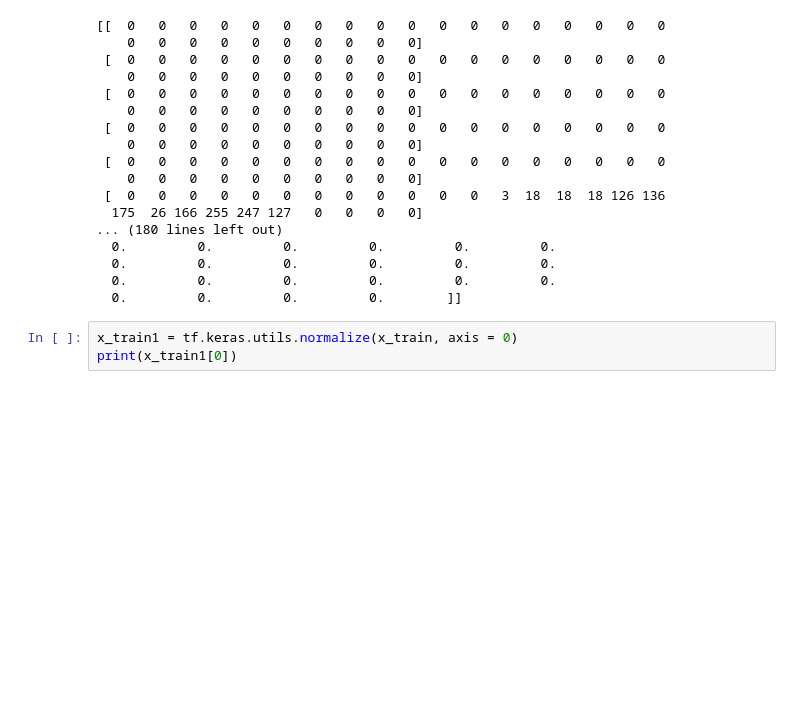
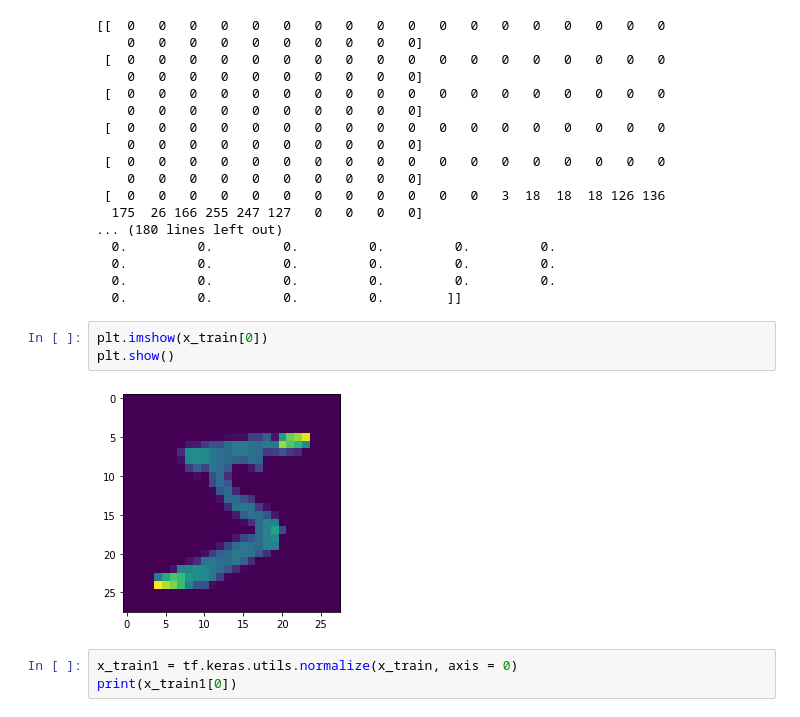
Before and after one commit to ulrikSebastienR/Colab-python-diaries, a Jupyter notebook: sentdex_deep_learning1.ipynb, the cells around one changed output. Saved outputs shown, nothing was run; the diff lists cells and outputs as text; blank space fills up the shorter version.

```diff
--- a/sentdex_deep_learning1.ipynb
+++ b/sentdex_deep_learning1.ipynb
@@ -78,6 +83,11 @@ print(x_train[0])
   0.         0.         0.         0.         0.         0.
   0.         0.         0.         0.         0.         0.
   0.         0.         0.         0.        ]]
+# %%
+plt.imshow(x_train[0])
+plt.show()
+# %% [output]
+[figure, added]
 # %%
 x_train1 = tf.keras.utils.normalize(x_train, axis = 0)
 print(x_train1[0])
```
Also changed, not shown: parts of 7 cells of this notebook.
